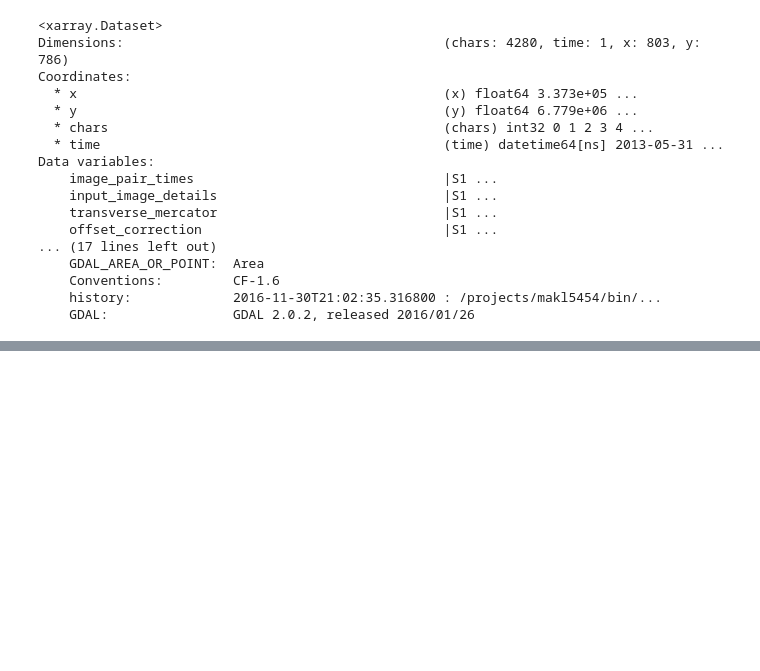
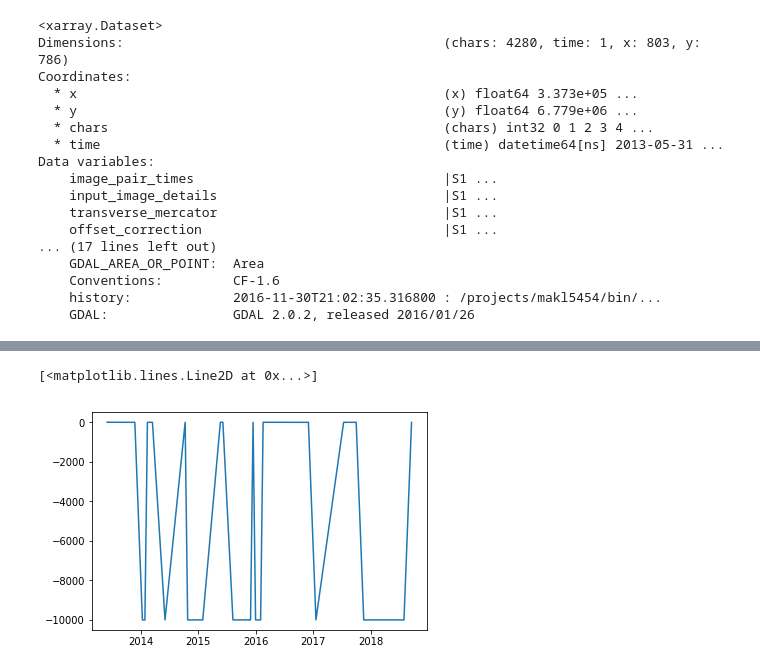
Before and after one commit to pangeo-data/cmr, a Jupyter notebook: golive2.ipynb, the cells around one changed output, grey strips where cells are left out. Cells and saved outputs as stored; diff of their text form; code cells hidden in the pictures; blank space fills up the shorter version.

Commit message:
time series woot woot

```diff
--- a/golive2.ipynb
+++ b/golive2.ipynb
@@ -177,2 +165,0 @@ Data variables:
-# %%
-m = xr.open_mfdataset(golive2_d + '*.nc', decode_cf=False, autoclose=True)
@@ -209,0 +201,30 @@ Attributes:
+# %%
+# Endpoints determined off of a map representing four lateral transects of Seward glacier
+ends = []
+
+ends.append(((60.104166,-140.478055),(60.079166,-140.421944)))
+ends.append(((60.150833,-140.494444),(60.14611,-140.400277)))
+ends.append(((60.189722,-140.456388),(60.17083,-140.389722)))
+ends.append(((60.242222,-140.417500),(60.21805,-140.300277)))
+
+nTransects = len(ends)
+
+utm0, utm1 = [], []
+for i in range(nTransects):
+    utm0.append(utm.from_latlon(ends[i][0][0],ends[i][0][1]))     # 4-plets
+    utm1.append(utm.from_latlon(ends[i][1][0],ends[i][1][1]))
+
+from numpy.linalg import norm
+posting = 100.                         # meters
+
+# The following lists have index across the various transects
+transects = [(utm1[i][0]-utm0[i][0], utm1[i][1]-utm0[i][1]) for i in range(nTransects)]   # single vector spanning the transect
+lengths = [norm(transects[i]) for i in range(nTransects)]                                 # lengths of those vectors
+relative_postings = [transects[i]/lengths[i]*posting for i in range(nTransects)]          # a single 'posting vector' (hop)
+number_of_postings = [int(lengths[i]/posting) + 1 for i in range(nTransects)]               # number of postings in the transect
+
+
+print(transects, '\n')
+print(lengths, '\n')
+print(relative_postings, '\n')
+print(number_of_postings, '\n')
@@ -209,0 +250,9 @@ Attributes:
+# %%
+xMid = utm0[0][0] + (number_of_postings[0]/2.)*relative_postings[0][0]    # These must start at utm0 and add a certain
+yMid = utm0[0][1] + (number_of_postings[0]/2.)*relative_postings[0][1]    #   number of the relative_postings vectors
+x = m['time']
+y = m['vv_masked'].sel(y=yMid,x=xMid,method='nearest').values
+plt.plot(x, y)
+# %% [output]
+[<matplotlib.lines.Line2D at 0x...>]
+[figure, added]
```
Also changed, not shown: parts of 12 cells of this notebook.
